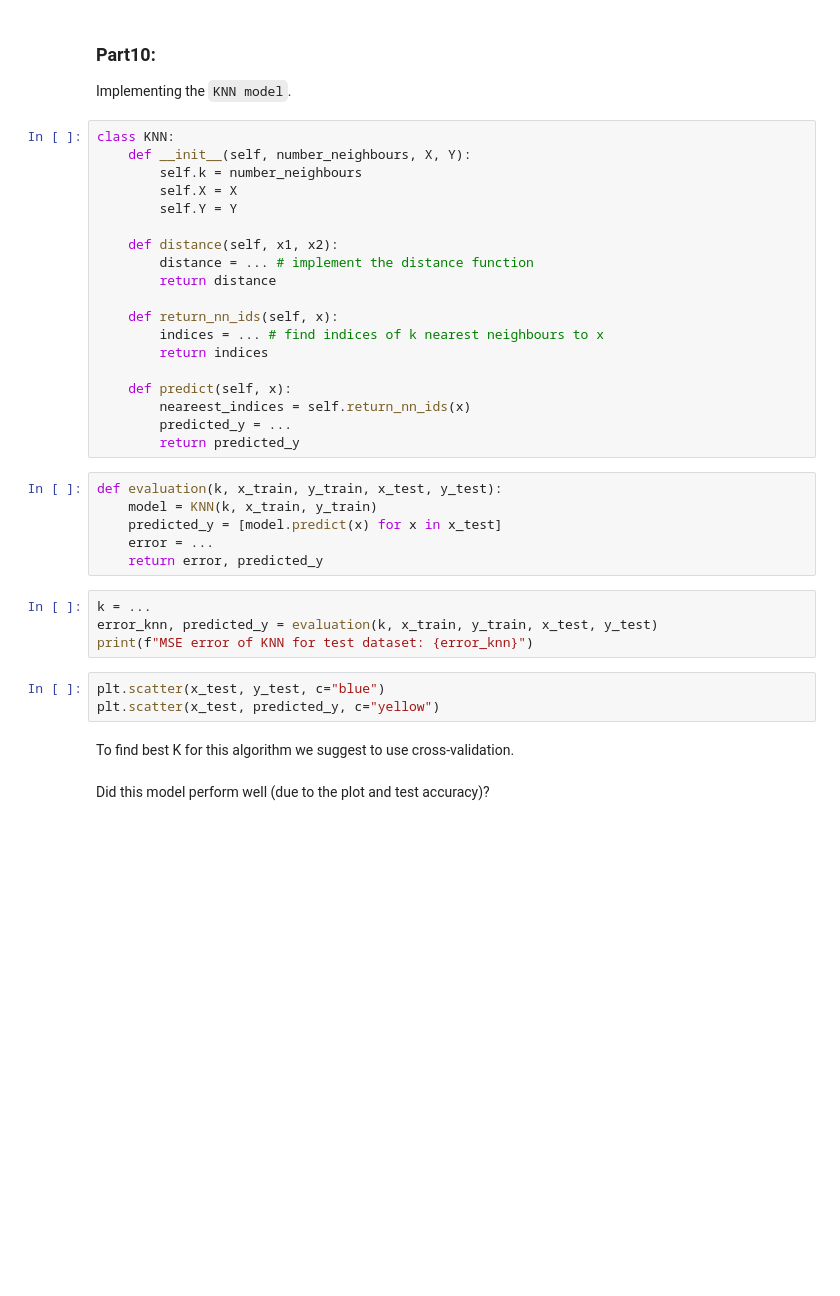
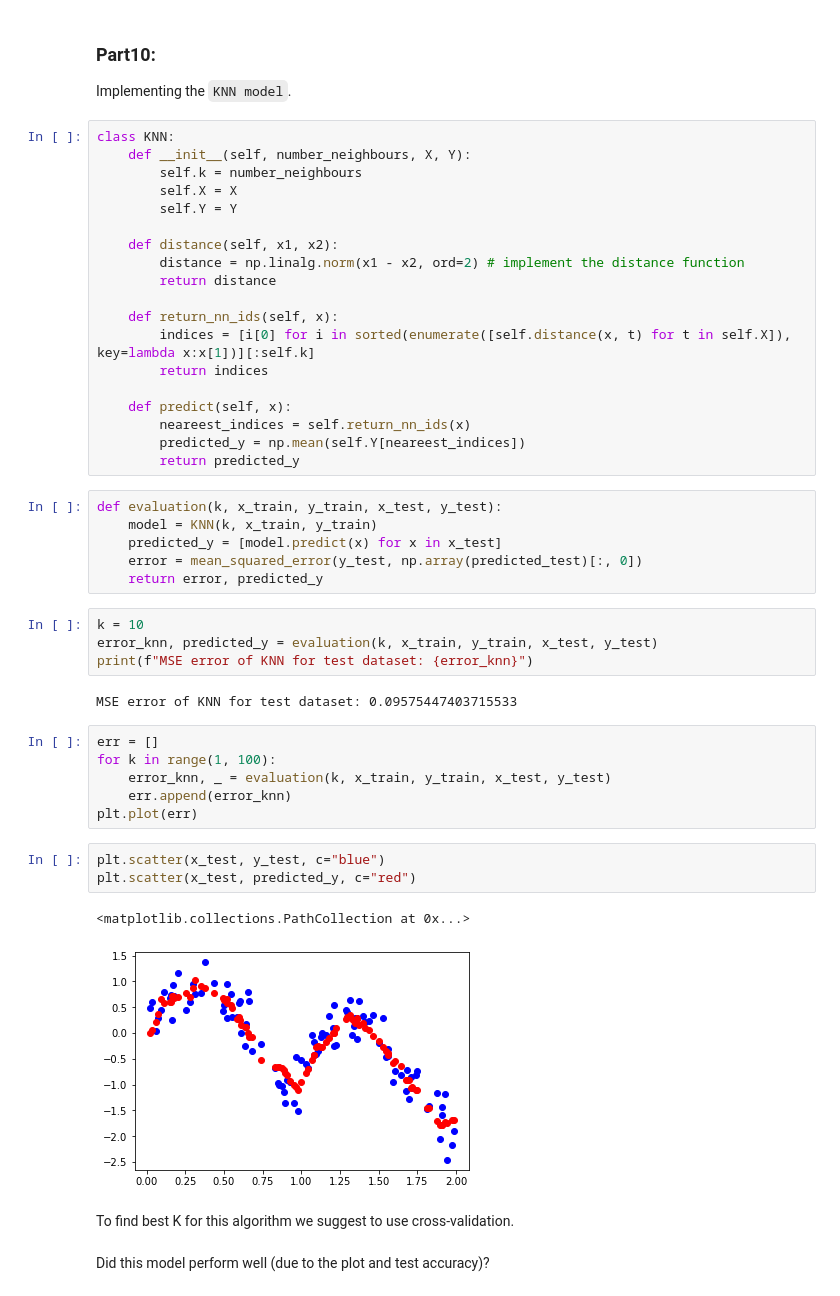
Before and after one commit to saeedzou/Deep-Learning-Assignments-2022, a Jupyter notebook: Assignment 1/DL2022-HW1-P3.ipynb, the cells around one changed output. Cells and saved outputs as stored; diff of their text form; blank space fills up the shorter version.

```diff
--- a/Assignment 1/DL2022-HW1-P3.ipynb
+++ b/Assignment 1/DL2022-HW1-P3.ipynb
@@ -154,30 +165,41 @@ class KNN:
         self.Y = Y
 
     def distance(self, x1, x2):
-        distance = ... # implement the distance function
+        distance = np.linalg.norm(x1 - x2, ord=2) # implement the distance function
         return distance
 
     def return_nn_ids(self, x):
-        indices = ... # find indices of k nearest neighbours to x
+        indices = [i[0] for i in sorted(enumerate([self.distance(x, t) for t in self.X]), key=lambda x:x[1])][:self.k]
         return indices
 
     def predict(self, x):
         neareest_indices = self.return_nn_ids(x)
-        predicted_y = ...
+        predicted_y = np.mean(self.Y[neareest_indices])
         return predicted_y
 # %%
 def evaluation(k, x_train, y_train, x_test, y_test):
     model = KNN(k, x_train, y_train)
     predicted_y = [model.predict(x) for x in x_test]
-    error = ...
+    error = mean_squared_error(y_test, np.array(predicted_test)[:, 0])
     return error, predicted_y
 # %%
-k = ...
+k = 10
 error_knn, predicted_y = evaluation(k, x_train, y_train, x_test, y_test)
 print(f"MSE error of KNN for test dataset: {error_knn}")
+# %% [output]
+MSE error of KNN for test dataset: 0.09575447403715533
+# %%
+err = []
+for k in range(1, 100):
+    error_knn, _ = evaluation(k, x_train, y_train, x_test, y_test)
+    err.append(error_knn)
+plt.plot(err)
 # %%
 plt.scatter(x_test, y_test, c="blue")
-plt.scatter(x_test, predicted_y, c="yellow")
+plt.scatter(x_test, predicted_y, c="red")
+# %% [output]
+<matplotlib.collections.PathCollection at 0x...>
+[figure, added]
 # %% [markdown]
 To find best K for this algorithm we suggest to use cross-validation.
 <br><br/>
```
Also changed, not shown: parts of 10 cells of this notebook.
